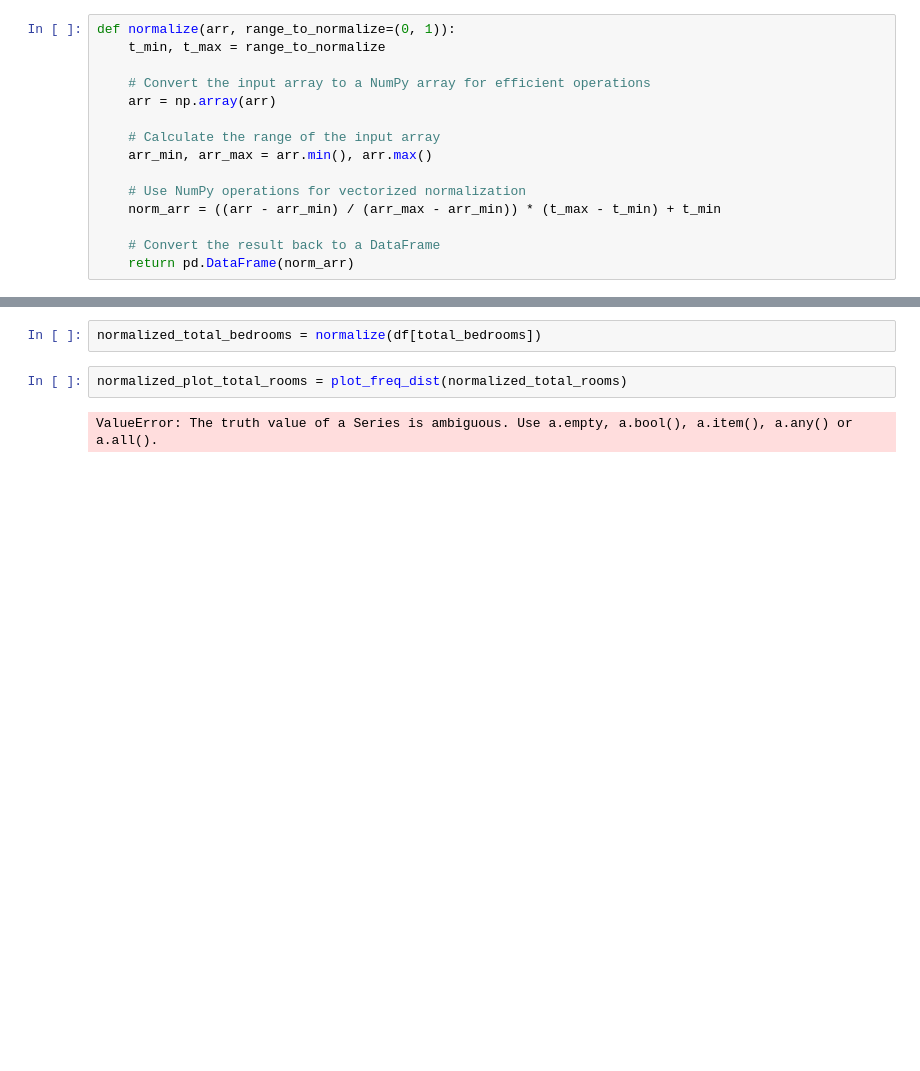
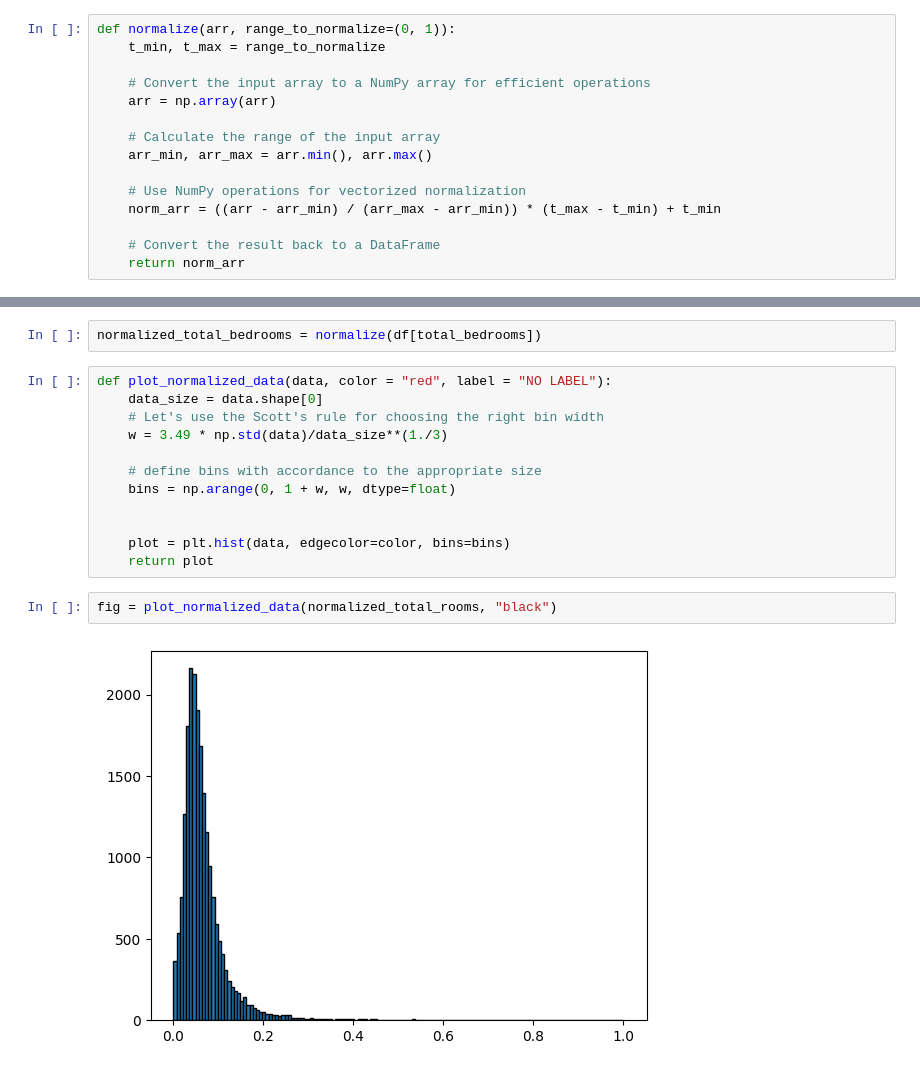
Before and after one commit to whykay-01/machine-learning, a Jupyter notebook: homeworks/hwk1/hwk1.ipynb, the cells around one changed output, grey strips where cells are left out. Saved outputs shown, nothing was run; the diff lists cells and outputs as text; blank space fills up the shorter version.

Commit message:
feat: normalized using numpy

```diff
--- a/homeworks/hwk1/hwk1.ipynb
+++ b/homeworks/hwk1/hwk1.ipynb
@@ -132,12 +144,24 @@ def normalize(arr, range_to_normalize=(0, 1)):
     norm_arr = ((arr - arr_min) / (arr_max - arr_min)) * (t_max - t_min) + t_min
 
     # Convert the result back to a DataFrame
-    return pd.DataFrame(norm_arr)
+    return norm_arr
 # %%
 normalized_total_rooms = normalize(df[total_rooms])
 # %%
 normalized_total_bedrooms = normalize(df[total_bedrooms])
-# %%
-normalized_plot_total_rooms = plot_freq_dist(normalized_total_rooms)
-# %% [output]
-ValueError: The truth value of a Series is ambiguous. Use a.empty, a.bool(), a.item(), a.any() or a.all().
+# %%
+def plot_normalized_data(data, color = "red", label = "NO LABEL"):
+    data_size = data.shape[0]
+    # Let's use the Scott's rule for choosing the right bin width
+    w = 3.49 * np.std(data)/data_size**(1./3)
+
+    # define bins with accordance to the appropriate size
+    bins = np.arange(0, 1 + w, w, dtype=float)
+
+
+    plot = plt.hist(data, edgecolor=color, bins=bins)
+    return plot
+# %%
+fig = plot_normalized_data(normalized_total_rooms, "black")
+# %% [output]
+[figure, added]
```
Also changed, not shown: parts of 15 cells of this notebook.
